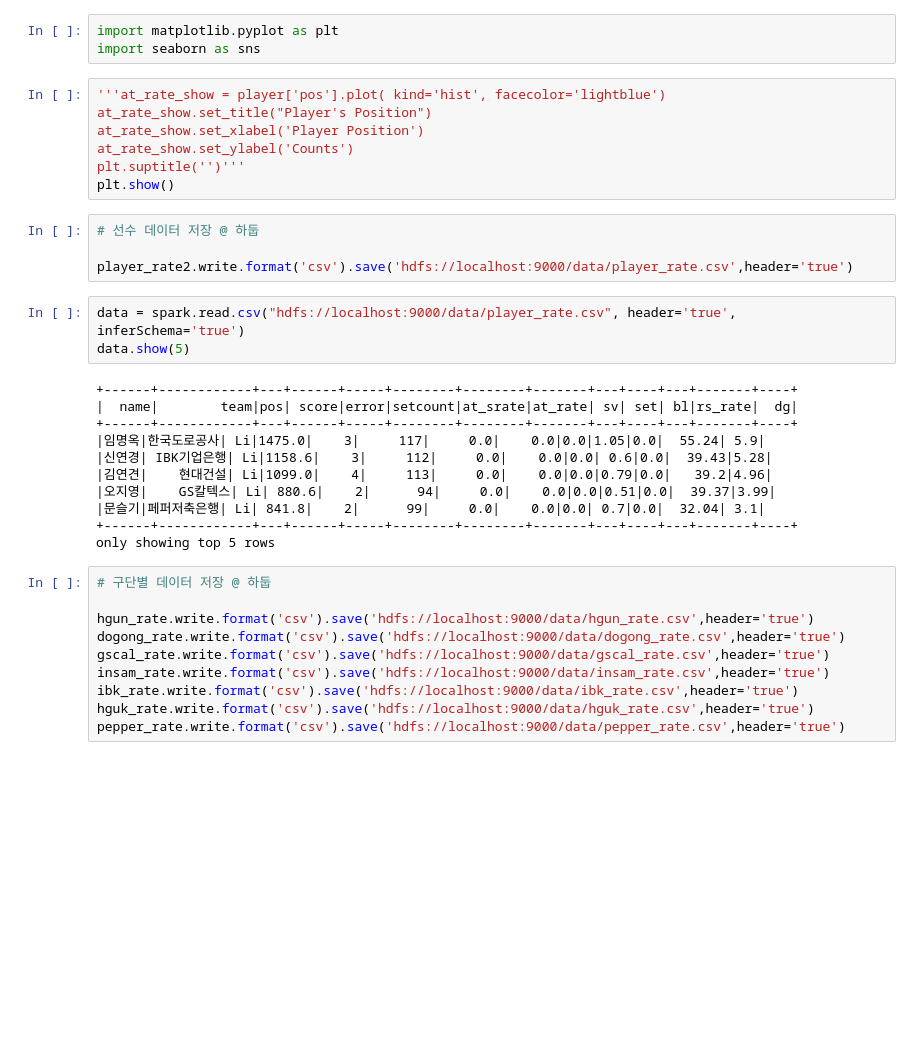
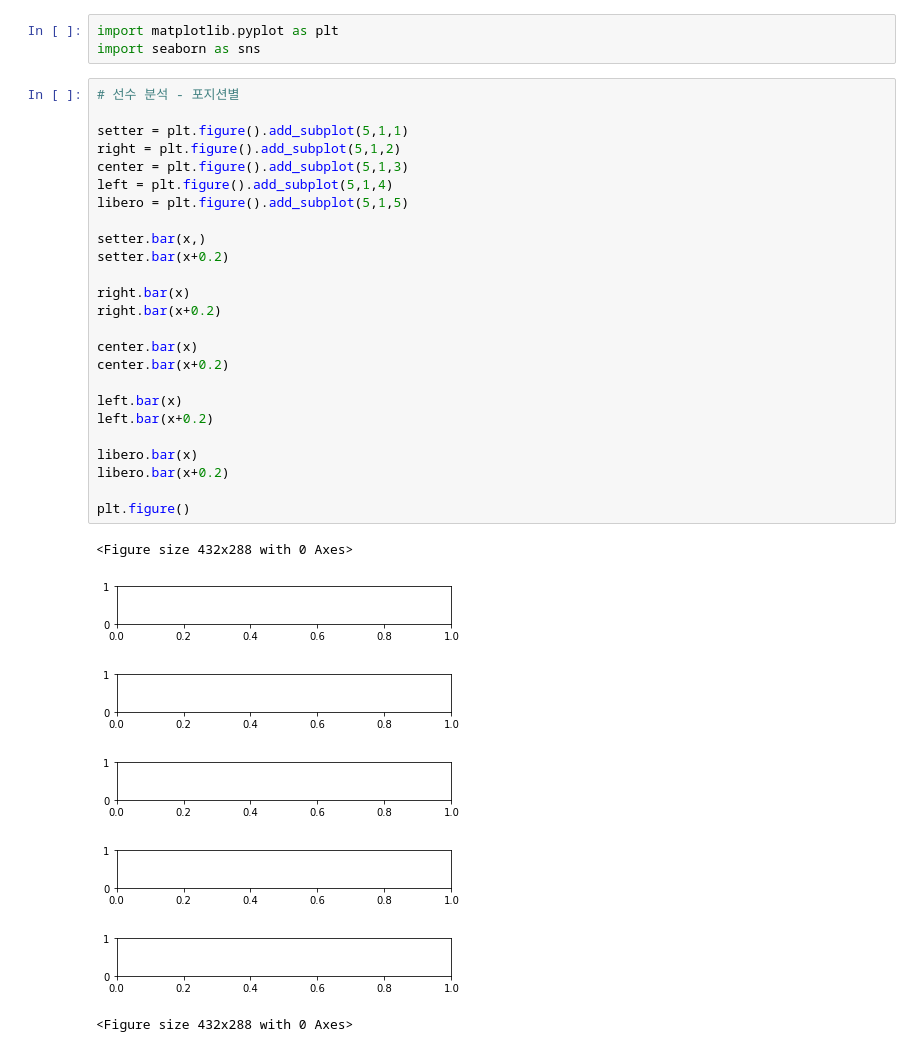
Before and after one commit to sol09/VB_DA, a Jupyter notebook: vb_Analysis.ipynb, the cells around one changed output. Saved outputs shown, nothing was run; the diff lists cells and outputs as text; blank space fills up the shorter version.

```diff
--- a/vb_Analysis.ipynb
+++ b/vb_Analysis.ipynb
@@ -222,37 +290,35 @@ Successfully installed scipy-1.7.3 seaborn-0.11.2
 import matplotlib.pyplot as plt
 import seaborn as sns
 # %%
-'''at_rate_show = player['pos'].plot( kind='hist', facecolor='lightblue')
-at_rate_show.set_title("Player's Position")
-at_rate_show.set_xlabel('Player Position')
-at_rate_show.set_ylabel('Counts')
-plt.suptitle('')'''
-plt.show()
+# 선수 분석 - 포지션별
+
+setter = plt.figure().add_subplot(5,1,1)
+right = plt.figure().add_subplot(5,1,2)
+center = plt.figure().add_subplot(5,1,3)
+left = plt.figure().add_subplot(5,1,4)
+libero = plt.figure().add_subplot(5,1,5)
+
+setter.bar(x,)
+setter.bar(x+0.2)
+
+right.bar(x)
+right.bar(x+0.2)
+
+center.bar(x)
+center.bar(x+0.2)
+
+left.bar(x)
+left.bar(x+0.2)
+
+libero.bar(x)
+libero.bar(x+0.2)
+
+plt.figure()
+# %% [output]
+<Figure size 432x288 with 0 Axes>
+[figure, added]
+[figure, added]
+[figure, added]
+[figure, added]
+[figure, added]
+<Figure size 432x288 with 0 Axes>
-# %%
-# 선수 데이터 저장 @ 하둡
-
-player_rate2.write.format('csv').save('hdfs://localhost:9000/data/player_rate.csv',header='true')
-# %%
-data = spark.read.csv("hdfs://localhost:9000/data/player_rate.csv", header='true', inferSchema='true')
-data.show(5)
-# %% [output]
-+------+------------+---+------+-----+--------+--------+-------+---+----+---+-------+----+
-|  name|        team|pos| score|error|setcount|at_srate|at_rate| sv| set| bl|rs_rate|  dg|
-+------+------------+---+------+-----+--------+--------+-------+---+----+---+-------+----+
-|임명옥|한국도로공사| Li|1475.0|    3|     117|     0.0|    0.0|0.0|1.05|0.0|  55.24| 5.9|
-|신연경| IBK기업은행| Li|1158.6|    3|     112|     0.0|    0.0|0.0| 0.6|0.0|  39.43|5.28|
-|김연견|    현대건설| Li|1099.0|    4|     113|     0.0|    0.0|0.0|0.79|0.0|   39.2|4.96|
-|오지영|    GS칼텍스| Li| 880.6|    2|      94|     0.0|    0.0|0.0|0.51|0.0|  39.37|3.99|
-|문슬기|페퍼저축은행| Li| 841.8|    2|      99|     0.0|    0.0|0.0| 0.7|0.0|  32.04| 3.1|
-+------+------------+---+------+-----+--------+--------+-------+---+----+---+-------+----+
-only showing top 5 rows
-# %%
-# 구단별 데이터 저장 @ 하둡
-
-hgun_rate.write.format('csv').save('hdfs://localhost:9000/data/hgun_rate.csv',header='true')
-dogong_rate.write.format('csv').save('hdfs://localhost:9000/data/dogong_rate.csv',header='true')
-gscal_rate.write.format('csv').save('hdfs://localhost:9000/data/gscal_rate.csv',header='true')
-insam_rate.write.format('csv').save('hdfs://localhost:9000/data/insam_rate.csv',header='true')
-ibk_rate.write.format('csv').save('hdfs://localhost:9000/data/ibk_rate.csv',header='true')
-hguk_rate.write.format('csv').save('hdfs://localhost:9000/data/hguk_rate.csv',header='true')
-pepper_rate.write.format('csv').save('hdfs://localhost:9000/data/pepper_rate.csv',header='true')
```
Also changed, not shown: parts of 11 cells of this notebook.
